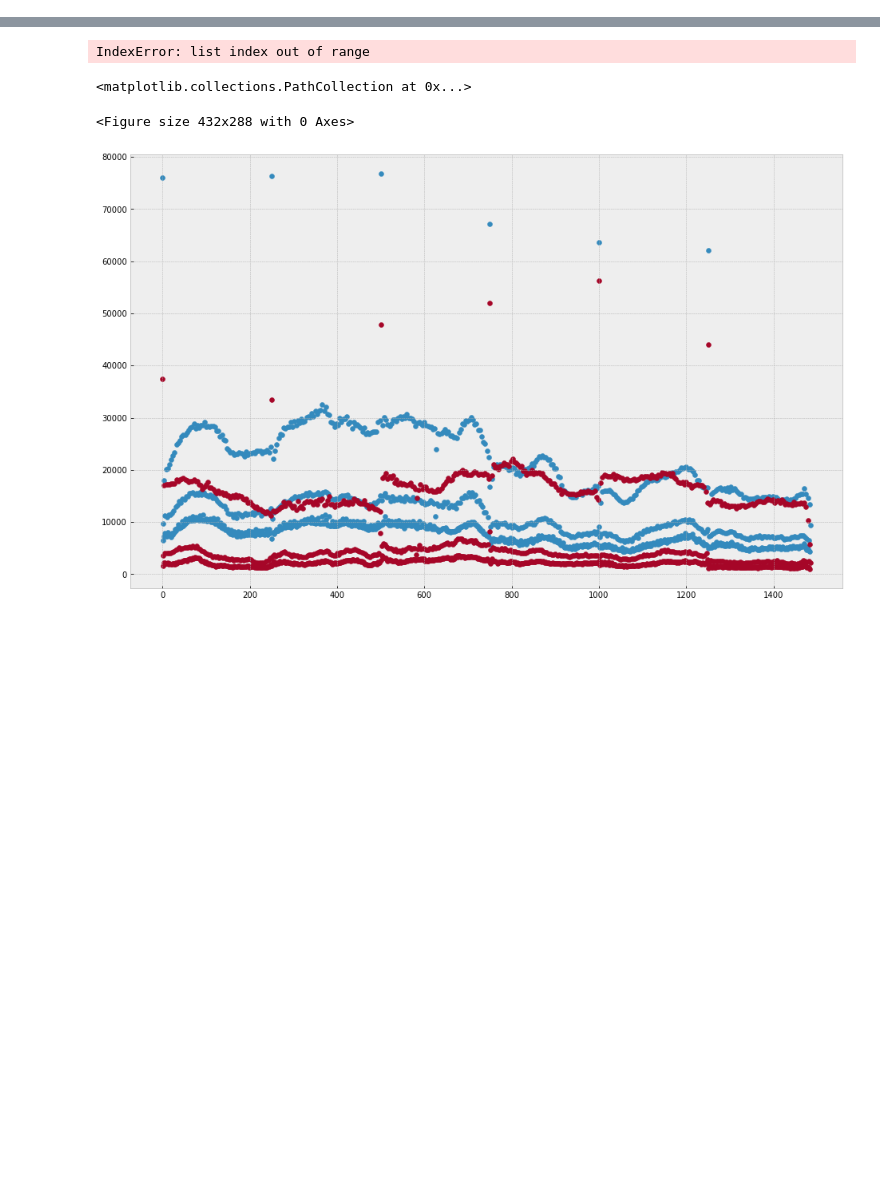
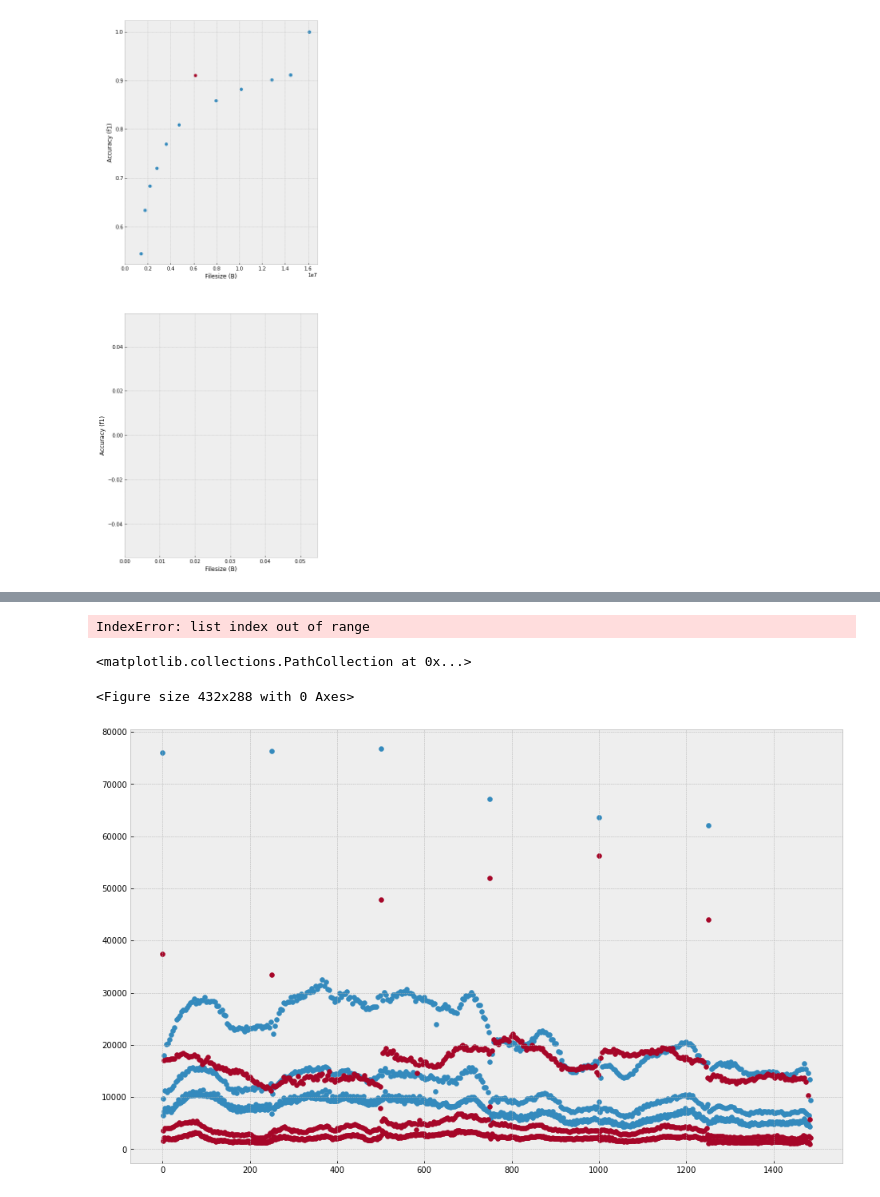
Before and after one commit to KuntaiDu/AccMPEG, a Jupyter notebook: visualize.ipynb, the cells around one changed output, grey strips where cells are left out. Saved outputs shown, nothing was run; the diff lists cells and outputs as text; code cells hidden in the pictures; blank space fills up the shorter version.

```diff
--- a/visualize.ipynb
+++ b/visualize.ipynb
@@ -1,3 +1,82 @@
+# %%
+
+import matplotlib.pyplot as plt
+import yaml
+with open('stats', 'r') as f:
+    data_full = yaml.load(f.read())
+
+#plt.figure(figsize=(7, 5))
+plt.style.use('bmh')
+
+# video_names = ['dashcam_%d_' % (i) for i in [2,5,6,8]] #+ ['visdrone/videos/vis_171']
+
+# video_names = ['visdrone/videos/vis_%d' % i for i in [169, 170, 171, 172, 173]]
+video_names = ['large_dashcam/large_dashcam_1', '2333']
+# video_names = [
+#         "visdrone/videos/vis_171",
+#         "visdrone/videos/vis_170",
+#         "visdrone/videos/vis_173",
+#         "visdrone/videos/vis_169",
+#         "visdrone/videos/vis_172",
+#     ]
+
+fig, ax = plt.subplots(len(video_names), figsize=(7, 20))
+
+for i, video_name in enumerate(video_names):
+    data = [i for i in data_full if video_name in i['video_name']]
+    data = [i for i in data if 'ground_truth' not in i['ground_truth_name']]
+    metric = 'f1'
+
+    # print(data[-1])
+
+    ax[i].scatter([i['bw'] for i in data if f'{video_name}_qp_'  in i['video_name']], [i[metric] for i in data if f'{video_name}_qp_' in i['video_name']])
+
+    kws = ['saliency_']
+    data_ = [i for i in data if all(kw in i['video_name'] for kw in kws)]
+    data_ = sorted(data_, key=lambda x: -x[metric])
+    # print(data_[0])
+    # data_ = data_[-2:]
+    ax[i].scatter([i['bw'] for i in data_], [i[metric] for i in data_])
+
+    kws = ['saliencydiff_']
+    data_ = [i for i in data if all(kw in i['video_name'] for kw in kws)]
+    data_ = sorted(data_, key=lambda x: -x[metric])
+    # print(data_[0])
+    # data_ = data_[-2:]
+    ax[i].scatter([i['bw'] for i in data_], [i[metric] for i in data_])
+
+    kws = ['saliencyblockdiff_']
+    data_ = [i for i in data if all(kw in i['video_name'] for kw in kws)]
+    data_ = sorted(data_, key=lambda x: -x[metric])
+    # print(data_[0])
+    # data_ = data_[-2:]
+    ax[i].scatter([i['bw'] for i in data_], [i[metric] for i in data_])
+
+    # kws = ['dds']
+    # data_ = [i for i in data if all(kw in i['video_name'] for kw in kws)]
+    # data_ = sorted(data_, key=lambda x: -x[metric])
+    # # print(data_[0])
+    # # data_ = data_[-2:]
+    # ax[i].scatter([i['bw'] for i in data_], [i[metric] for i in data_])
+
+
+    # kws = ['final_single', 'bound_0.3', 'conv_9']
+    # data_ = [i for i in data if all(kw in i['video_name'] for kw in kws)]
+    # data_ = sorted(data_, key=lambda x: -x[metric])
+    # # print(data_[0])
+    # # data_ = data_[-2:]
+    # ax[i].scatter([i['bw'] for i in data_], [i[metric] for i in data_])
+
+    # if i == 1:
+    #     print(data_)
+
+    ax[i].set_xlim(left=0)
+    ax[i].set_ylabel('Accuracy (%s)' % metric)
+    ax[i].set_xlabel('Filesize (B)')
+
+fig.savefig('deeplab.png')
+# %% [output]
+[figure, added]
 # %%
 
 import matplotlib.pyplot as plt
```
Also changed, not shown: parts of 2 cells of this notebook, 34 other files.
